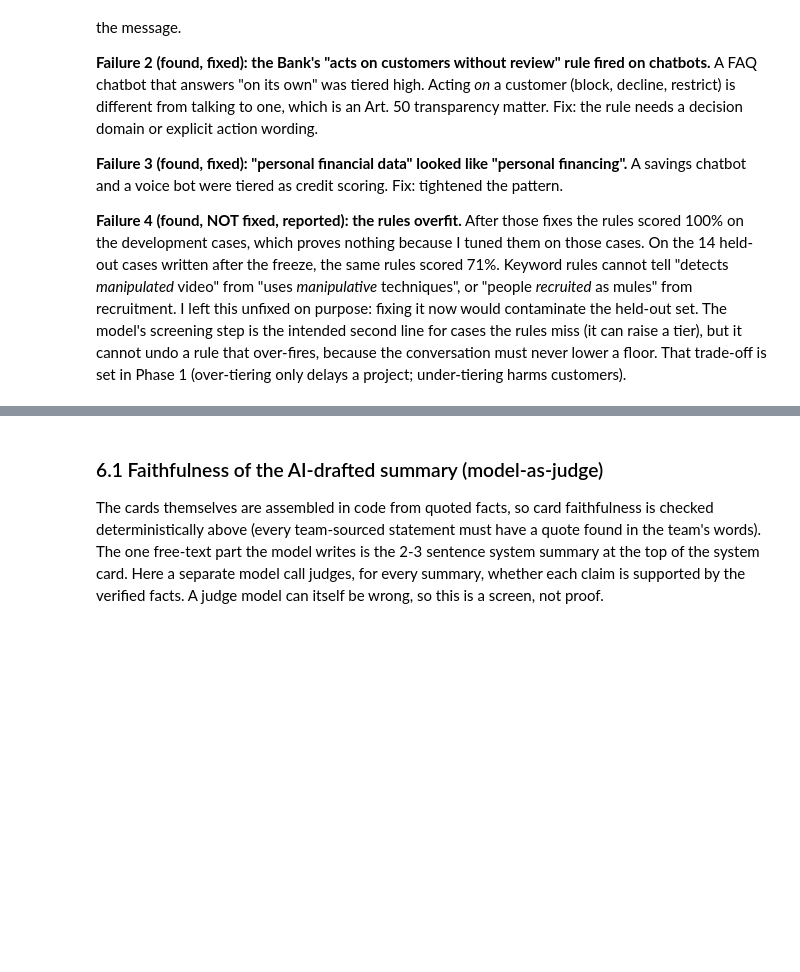
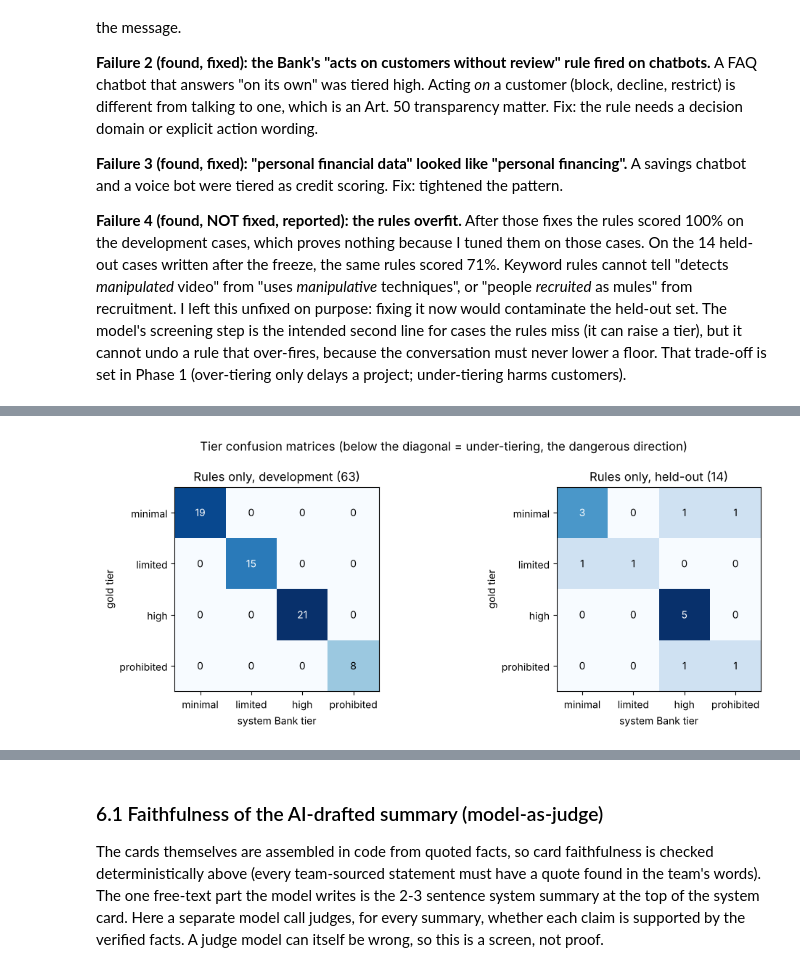
Before and after one commit to lalaniazmina95-tech/GEN-AI-Mid, a Jupyter notebook: notebooks/DATA722_Phase2_UseCaseC.ipynb, the cells around one changed output, grey strips where cells are left out. Drawn from its saved outputs; the diff is of its cells as text; code cells hidden in the pictures; blank space fills up the shorter version.

```diff
--- a/notebooks/DATA722_Phase2_UseCaseC.ipynb
+++ b/notebooks/DATA722_Phase2_UseCaseC.ipynb
@@ -199,0 +280,18 @@ print("open items:", len(a["open_items"]))
+# %%
+# The representative run is the real gpt-oss-120b registration of case H1-A from the evaluation (results/raw/system_120b/H1-A.json).
+# It is loaded rather than re-run so the notebook does not spend the free-tier daily token allowance twice.
+rec = json.loads(Path("results/raw/system_120b/H1-A.json").read_text())
+reg = rec["registration"]
+trace = {"registration": reg, "calls": rec["usage_calls"], "summary": rec["usage"]}
+for t in reg["conversation"]:
+    who = "TEAM" if t["role"] == "user" else "ASSISTANT"
+    print(f"--- {who} ---\n" + (t["text"] if who == "ASSISTANT" else textwrap.shorten(t["text"], 500)))
+print("\nQuestions asked per round (field ids):", rec["asked"])
+print("Facts dropped by the quote check:", [d["id"] for d in rec["dropped"]])
+a = reg["assessment"]
+print("\n=== RESULT ===\nBank tier:", a["bank_tier"], "| EU tier:", a["eu_tier"], "| model proposed:", a["model_proposed_tier"])
+print("risk score", a["risk"]["score"], "vs appetite", a["risk"]["threshold"], "| route:", a["approval_route"])
+for s_ in a["signals"]: print(f"  {s_['ref']:<18} {s_['tier']:<10} {s_['source']:<32} \"{s_['evidence'][:90]}\"")
+print("review flags:", *a["review_flags"], sep="\n  ")
+print("affected:", [p["category"] for p in a["affected_parties"]])
+print("open items:", [o["label"] for o in a["open_items"]])
@@ -255,7 +475,7 @@ from eval.harness import score
 RUN = bool(os.environ.get("RUN_EVAL"))  # set RUN_EVAL=1 to re-run instead of loading cached results
 if RUN:
     import subprocess; subprocess.run([sys.executable, "-m", "eval.run_eval", "--all"], check=True)
-S = {t: load_summary(t) for t in ("system_dev", "system_holdout", "oracle_gold", "oracle_holdout")}
+S = {t: load_summary(t) for t in ("system_120b", "system_20b", "system_combined", "oracle_gold", "oracle_holdout")}
 targets = [
     ("Tier agreement (Bank tier) %", "tier_agreement_pct", ">= 90"),
     ("Cohen's kappa (Bank tier)", "tier_kappa", "report"),
@@ -276,6 +496,6 @@ targets = [
     ("Cost per registration (USD)", "cost_per_registration_usd_mean", "report"),
 ]
 def cell(s, k): return None if not s else s.get(k)
-tbl = pd.DataFrame([{"metric": n, "Phase 1 target": t, "system: dev (63)": cell(S["system_dev"], k), "system: held-out (14)": cell(S["system_holdout"], k),
-                     "rules only (oracle): dev": cell(S["oracle_gold"], k), "rules only (oracle): held-out": cell(S["oracle_holdout"], k)} for n, k, t in targets])
+tbl = pd.DataFrame([{"metric": n, "Phase 1 target": t, "full system, gpt-oss-120b (6 cases)": cell(S["system_120b"], k), "full system, gpt-oss-20b (6 cases)": cell(S["system_20b"], k), "full system, both (12)": cell(S["system_combined"], k),
+                     "rules only (oracle), dev (63)": cell(S["oracle_gold"], k), "rules only (oracle), held-out (14)": cell(S["oracle_holdout"], k)} for n, k, t in targets])
 display(tbl)
@@ -282,16 +521,18 @@ display(tbl)
 # %%
 TIERS = ["minimal", "limited", "high", "prohibited"]
 fig, axes = plt.subplots(1, 2, figsize=(11, 4.2))
-for ax, tag, title in ((axes[0], "system_dev", "Development set (63)"), (axes[1], "system_holdout", "Held-out set (14)")):
+for ax, tag, title in ((axes[0], "oracle_gold", "Rules only, development (63)"), (axes[1], "oracle_holdout", "Rules only, held-out (14)")):
     s = S[tag]
     if not s: ax.set_axis_off(); continue
     m = [[s["confusion"][g][p] for p in TIERS] for g in TIERS]
     ax.imshow(m, cmap="Blues")
     for i in range(4):
         for j in range(4):
             ax.text(j, i, m[i][j], ha="center", va="center", color="white" if m[i][j] > max(map(max, m)) / 2 else "black")
     ax.set_xticks(range(4), TIERS); ax.set_yticks(range(4), TIERS); ax.set_xlabel("system Bank tier"); ax.set_ylabel("gold tier"); ax.set_title(title)
 plt.suptitle("Tier confusion matrices (below the diagonal = under-tiering, the dangerous direction)"); plt.tight_layout(); plt.show()
+# %% [output]
+[figure, added]
 # %%
 def per_variant(tag):
     p = Path(f"results/{tag}_results.json")
```
Also changed, not shown: parts of 28 cells of this notebook, 15 other files.
